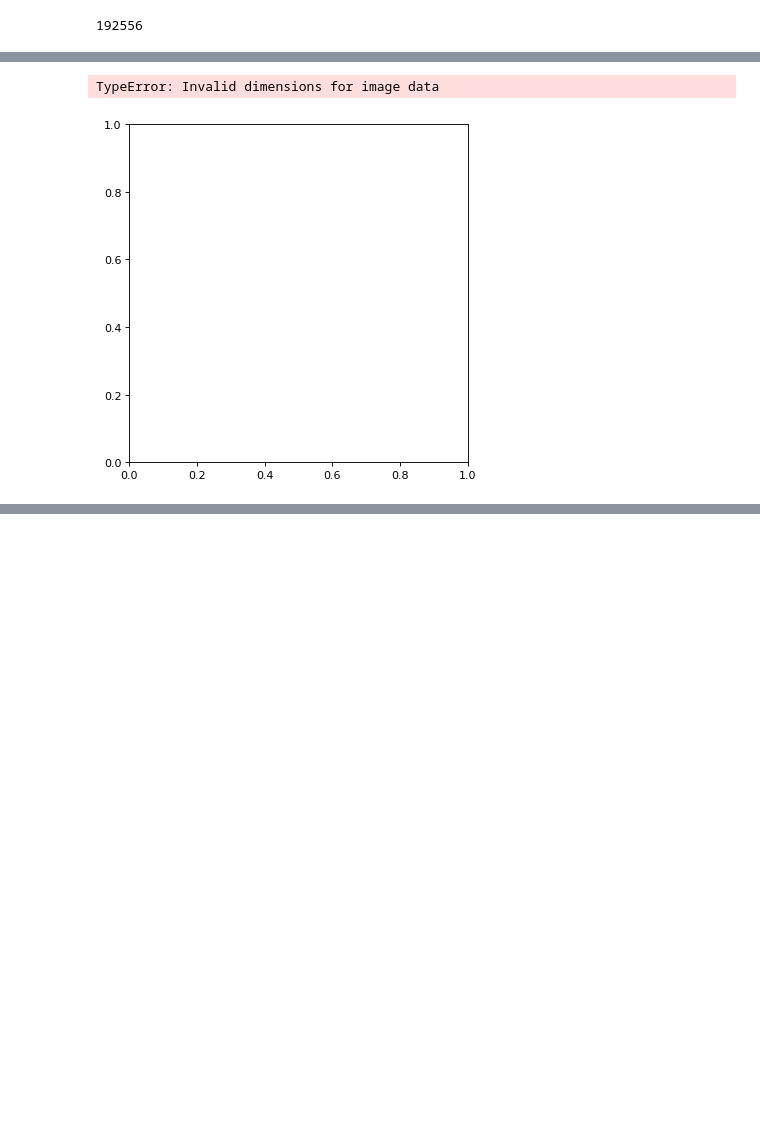
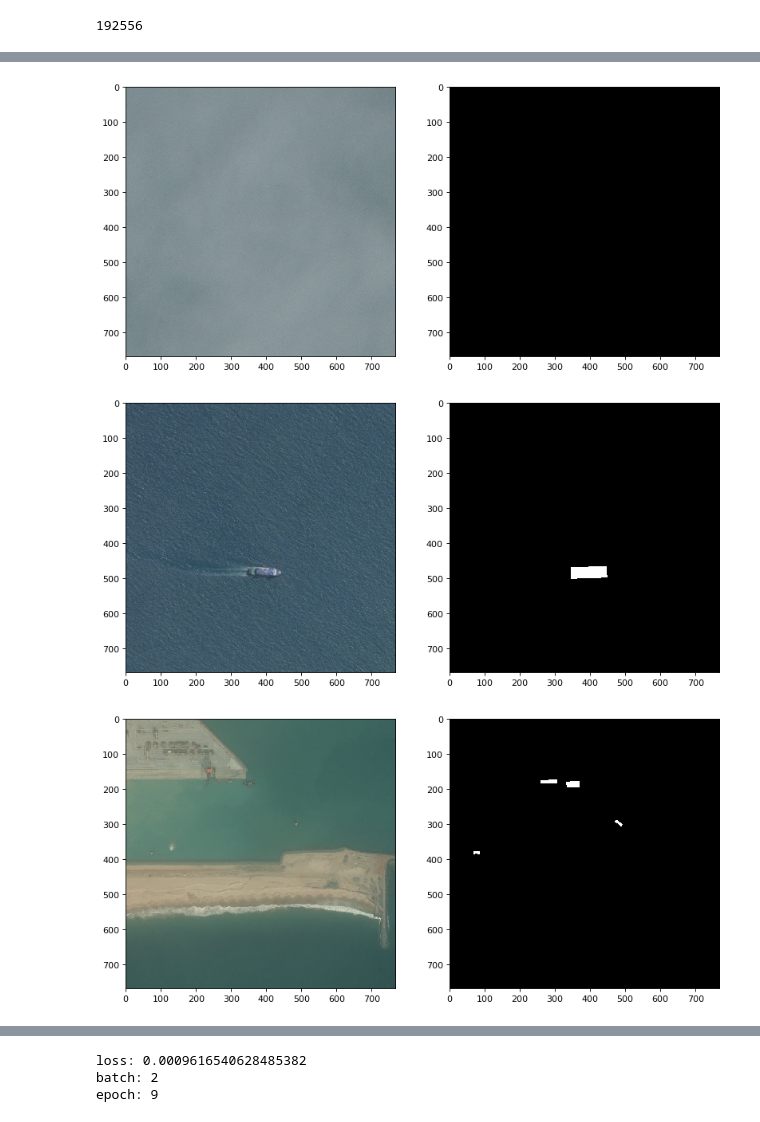
Before and after one commit to tetolab/shipdet, a Jupyter notebook: shipdet.ipynb, the cells around one changed output, grey strips where cells are left out. Saved outputs shown, nothing was run; the diff lists cells and outputs as text; code cells hidden in the pictures; blank space fills up the shorter version.

Commit message:
loc_data is transformed correctly and the model begins training

```diff
--- a/shipdet.ipynb
+++ b/shipdet.ipynb
@@ -78,11 +78,21 @@ plt.show()
 # %% [output]
 000155de5.jpg
 [figure]
-# %%
-number_of_images_to_show = 16
-
-for i in range(number_of_images_to_show):
-    pass
+# %%
+class ToTensor(object):
+    """Convert ndarrays in sample to Tensors."""
+
+    def __call__(self, sample):
+        image, loc_image = sample['image'], sample['loc_image']
+
+        # swap color axis because
+        # numpy image: H x W x C
+        # torch image: C X H X W
+        image = image.transpose((2, 0, 1)).astype(np.float32) / 255
+        #loc_image = loc_image.transpose((2, 0, 1))
+        loc_image = loc_image.reshape(1, loc_image.shape[0], loc_image.shape[1]).astype(np.float32) / 255
+        return {'image': torch.from_numpy(image),
+                'loc_image': torch.from_numpy(loc_image)}
 # %%
 class ShipData(Dataset):
     def __init__(self):
@@ -113,6 +123,7 @@ class MergeShipData(Dataset):
         self.ships_dataframe = pd.read_csv('data/train_ship_segmentations_v2.csv')
         self.merge_ships_dict = self._merge_ships(self.ships_dataframe)
         self.merge_ships_dataframe = self.ships_dataframe.drop('EncodedPixels', 1).drop_duplicates()
+        self.transform = transforms.Compose([ToTensor()])
 
     def __len__(self):
         return len(self.merge_ships_dict)
@@ -136,7 +147,7 @@ class MergeShipData(Dataset):
         image = io.imread(image_path)
         loc_image = self._merge_images(image_idxs)
         sample = {'image': image, 'loc_image': loc_image }
-        return sample
+        return self.transform(sample)
 
     def _merge_ships(self, df):
         ships = {}
@@ -153,7 +164,7 @@ class MergeShipData(Dataset):
         for idx in idxs:
             img = np.logical_or(img, self._get_image_mask(idx)).astype(float)
 
-        return img
+        return img.astype(np.uint8) * 255
 # %%
 sd = MergeShipData()
 # %%
@@ -163,13 +184,21 @@ len(sd)
 # %%
 def plot_sample(sample):
+    toPilImage = transforms.ToPILImage()
+    to1ChannelPilImage = transforms.ToPILImage()
+    image = toPilImage(sample['image'])
+    loc_image = to1ChannelPilImage(sample['loc_image'])
     plt.figure(num=None, figsize=(12, 6), dpi=80, facecolor='w', edgecolor='k')
     plt.subplot(1,2,1)
-    plt.imshow(sample['image'])
+    plt.imshow(image)
     plt.subplot(1,2,2)
-    plt.imshow(sample['loc_image'], 'gray')
+    plt.imshow(loc_image, 'gray')
     plt.pause(0.001)  # pause a bit so that plots are updated
-# %%
-plot_sample(sd[11])
-# %% [output]
-TypeError: Invalid dimensions for image data
-[figure, removed]
+# %%
+number_to = 6
+number_from = 1
+for i in range(number_from, number_to):
+    plot_sample(sd[i])
+# %% [output]
+[figure, added]
+[figure, added]
+[figure, added]
@@ -197,3 +239,26 @@ def get_train_and_test_datasets(dataset, max_length=None):
 optimizer = torch.optim.Adam(model.parameters())
 criterion = torch.nn.MSELoss()
+# %%
+num_epochs = 10
+
+train_loader, validation_loader = get_train_and_test_datasets(sd, max_length=100)
+
+
+for epoch in range(num_epochs):
+    # Train:
+    for batch_index, sample in enumerate(train_loader):
+        clear_output(wait=True)
+        images = sample['image'].to(device)
+        labels = sample['loc_image'].to(device)
+        outputs = model(images)
+        loss = criterion(outputs, labels)
+        print(f'loss: {loss.item()}\nbatch: {batch_index}\nepoch: {epoch}')
+
+        optimizer.zero_grad()
+        loss.backward()
+        optimizer.step()
+# %% [output]
+loss: 0.0009616540628485382
+batch: 2
+epoch: 9
 # %%
```
Also changed, not shown: parts of 6 cells of this notebook.
